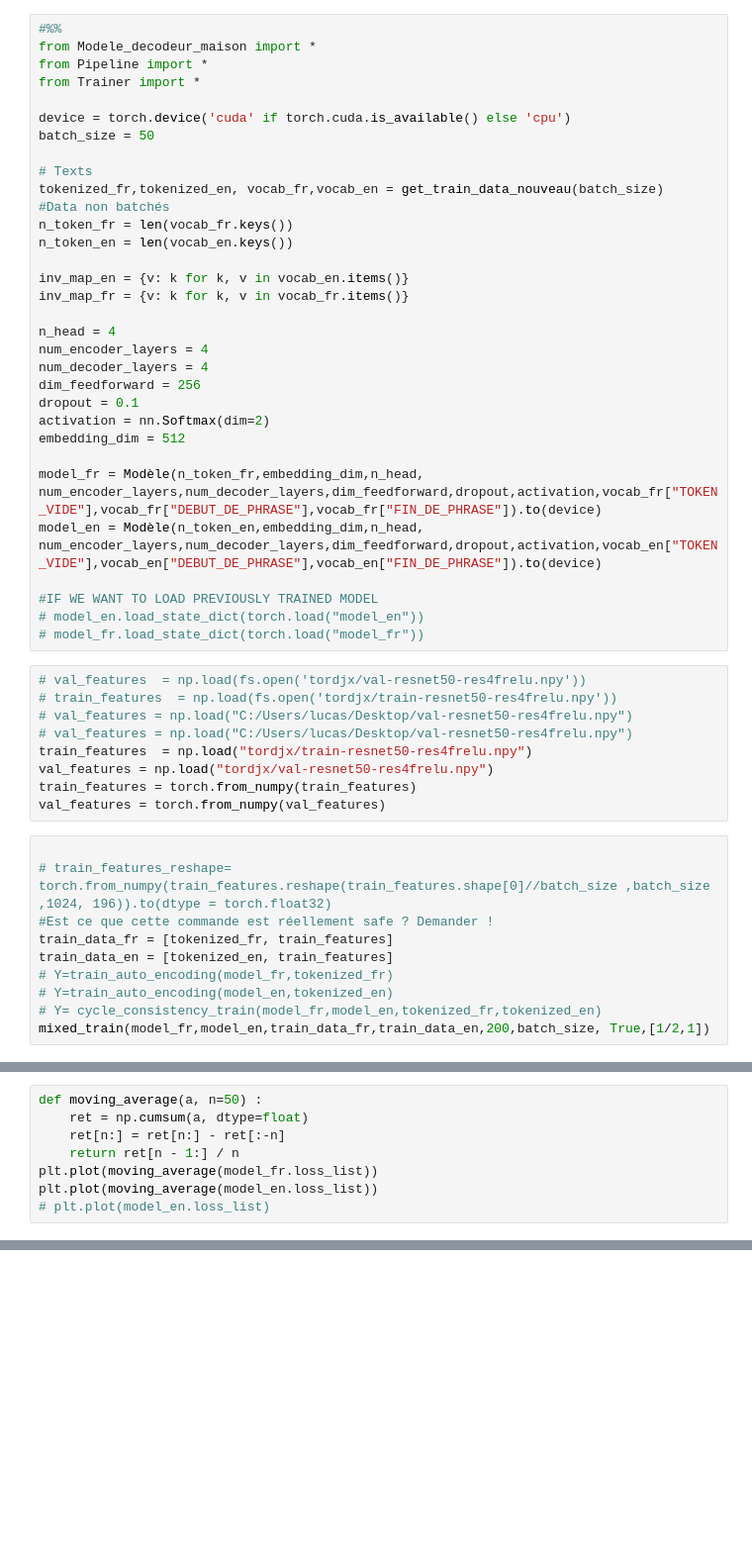
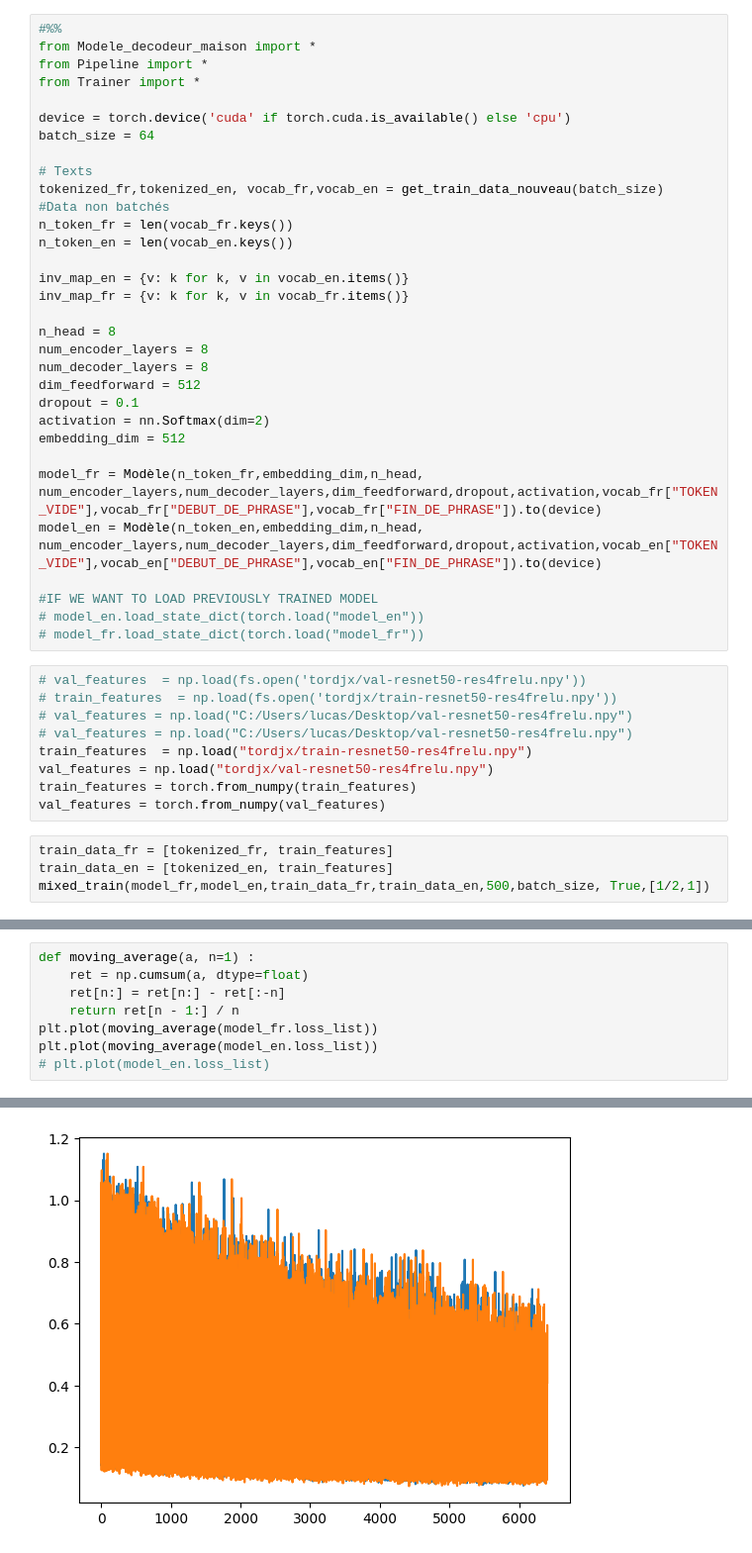
Before and after one commit to Tordjx/UMMT, a Jupyter notebook: Core model files/main_notebook.ipynb, the cells around one changed output, grey strips where cells are left out. Shown at 99% size. Drawn from its saved outputs; the diff is of its cells as text; blank space fills up the shorter version.

```diff
--- a/Core model files/main_notebook.ipynb
+++ b/Core model files/main_notebook.ipynb
@@ -21,7 +21,7 @@ from Pipeline import *
 from Trainer import *
 
 device = torch.device('cuda' if torch.cuda.is_available() else 'cpu')
-batch_size = 50
+batch_size = 64
 
 # Texts
 tokenized_fr,tokenized_en, vocab_fr,vocab_en = get_train_data_nouveau(batch_size)
@@ -32,10 +32,10 @@ n_token_en = len(vocab_en.keys())
 inv_map_en = {v: k for k, v in vocab_en.items()}
 inv_map_fr = {v: k for k, v in vocab_fr.items()}
 
-n_head = 4
-num_encoder_layers = 4
-num_decoder_layers = 4
-dim_feedforward = 256
+n_head = 8
+num_encoder_layers = 8
+num_decoder_layers = 8
+dim_feedforward = 512
 dropout = 0.1
 activation = nn.Softmax(dim=2)
 embedding_dim = 512
@@ -56,12 +56,6 @@ val_features = np.load("tordjx/val-resnet50-res4frelu.npy")
 train_features = torch.from_numpy(train_features)
 val_features = torch.from_numpy(val_features)
 # %%
-
-# train_features_reshape= torch.from_numpy(train_features.reshape(train_features.shape[0]//batch_size ,batch_size ,1024, 196)).to(dtype = torch.float32)
-#Est ce que cette commande est réellement safe ? Demander !
 train_data_fr = [tokenized_fr, train_features]
 train_data_en = [tokenized_en, train_features]
-# Y=train_auto_encoding(model_fr,tokenized_fr)
-# Y=train_auto_encoding(model_en,tokenized_en)
-# Y= cycle_consistency_train(model_fr,model_en,tokenized_fr,tokenized_en)
-mixed_train(model_fr,model_en,train_data_fr,train_data_en,200,batch_size, True,[1/2,1])
+mixed_train(model_fr,model_en,train_data_fr,train_data_en,500,batch_size, True,[1/2,1])
@@ -68,8 +80,9 @@ mixed_train(model_fr,model_en,train_data_fr,train_data_en,200,batch_size, True,[
 # %%
-def moving_average(a, n=50) :
+def moving_average(a, n=1) :
     ret = np.cumsum(a, dtype=float)
     ret[n:] = ret[n:] - ret[:-n]
     return ret[n - 1:] / n
 plt.plot(moving_average(model_fr.loss_list))
 plt.plot(moving_average(model_en.loss_list))
 # plt.plot(model_en.loss_list)
+# %% [output]
@@ -76,3 +90,4 @@ plt.plot(moving_average(model_en.loss_list))
+[figure, added]
 # %%
 torch.save(model_fr.state_dict(), "model_fr")
 torch.save(model_en.state_dict(), "model_en")
```
Also changed, not shown: parts of 5 cells of this notebook, 1 other file.
